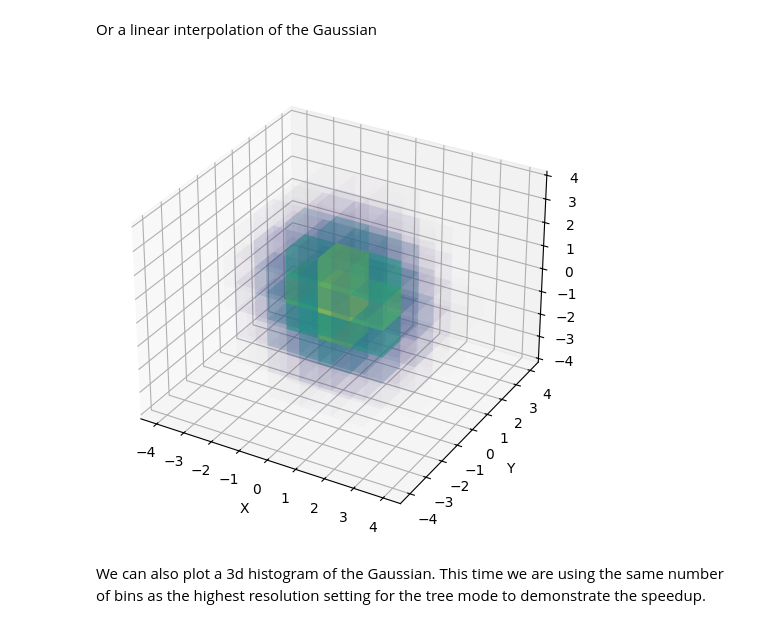
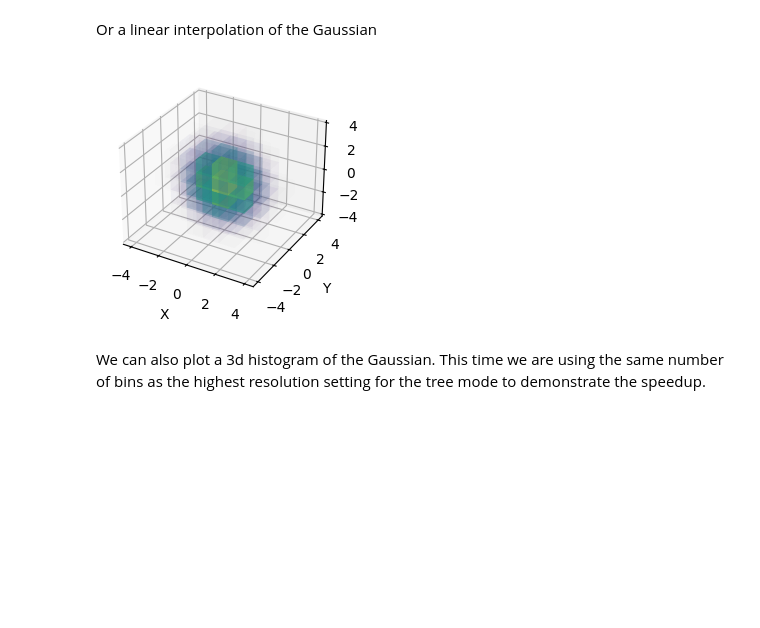
Before and after one commit to benmckcohen/cplt3d, a Jupyter notebook: Examples/Gaussian/Gaussian.ipynb, the cells around one changed output. Drawn from its saved outputs; the diff is of its cells as text; code cells hidden in the pictures; blank space fills up the shorter version.

```diff
--- a/Examples/Gaussian/Gaussian.ipynb
+++ b/Examples/Gaussian/Gaussian.ipynb
@@ -90,16 +90,16 @@ finished plotting
 # %% [markdown]
 Or a linear interpolation of the Gaussian
 # %%
-fig = plt.figure(figsize = (6,6))
+fig = plt.figure(figsize = (3,3))
 ax = fig.add_subplot(projection = '3d')
 
 uniform_linear_interpolator(ax,pts,GAUSSIAN,bins = N_bins,filled = 0.3,cmap = use_cmap,verbose = False)
 ax.set_xlabel("X")
 ax.set_ylabel("Y")
 ax.set_zlabel("Z")
-fig.savefig('Images/2_Linear-Uniform Gaussian.png',dpi = 300)
+fig.savefig('Images/2_Linear-Uniform_Gaussian.png',dpi = 150)
 # %% [output]
-[figure, old version]
+[figure, new version]
 # %% [markdown]
 We can also plot a 3d histogram of the Gaussian. This time we are using the same number of bins as the highest resolution setting for the tree mode to demonstrate the speedup.
 # %%
```
Also changed, not shown: parts of 2 cells of this notebook, 6 other files.
